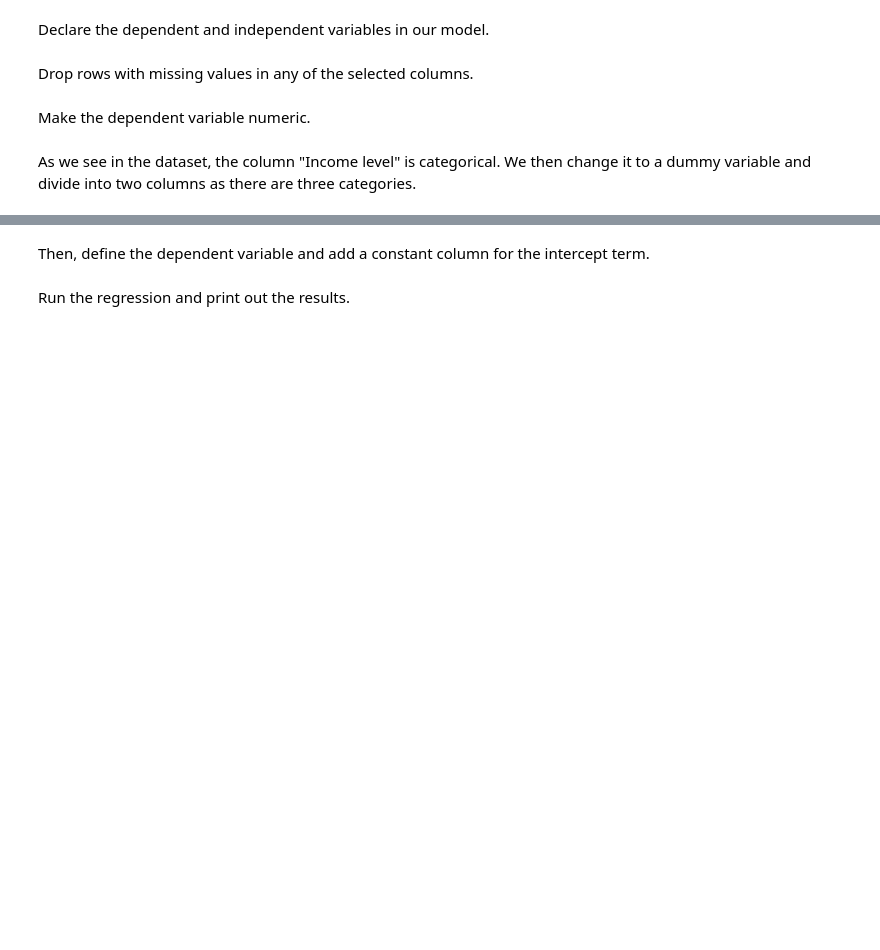
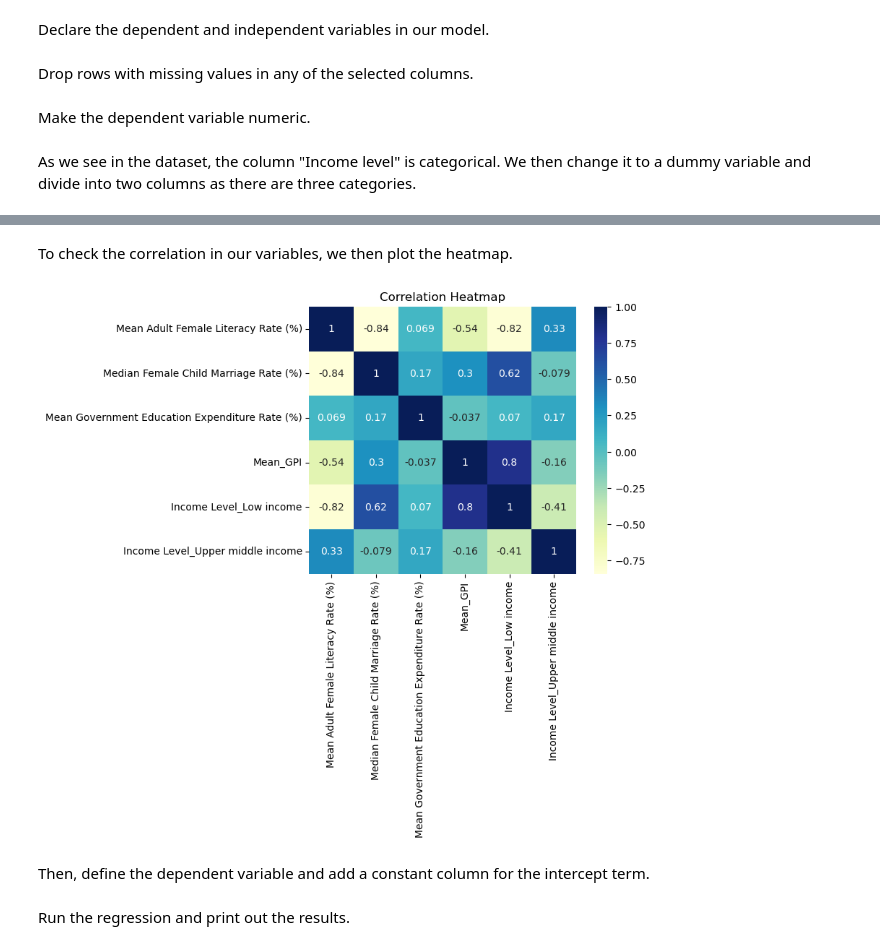
Before and after one commit to nf-97/literacy-project, a Jupyter notebook: Regression_results_Lilia/Regression_results.ipynb, the cells around one changed output, grey strips where cells are left out. Saved outputs shown, nothing was run; the diff lists cells and outputs as text; code cells hidden in the pictures; blank space fills up the shorter version.

```diff
--- a/Regression_results_Lilia/Regression_results.ipynb
+++ b/Regression_results_Lilia/Regression_results.ipynb
@@ -75,6 +77,16 @@ df_encoded
 | 7 | 99.849846 | 4.8805 | 13.668718 | 1.632643 | 0 | ... |
 | 8 | 99.858515 | 4.8805 | 14.311544 | 1.611214 | 0 | ... |
 | 9 | 99.997612 | 0.0500 | 15.258061 | 2.931000 | 1 | ... |
+# %% [markdown]
+To check the correlation in our variables, we then plot the heatmap.
+# %%
+corr_matrix = df_encoded.corr()
+# %%
+sns.heatmap(corr_matrix, annot=True, cmap='YlGnBu', square=True)
+plt.title('Correlation Heatmap')
+plt.show()
+# %% [output]
+[figure, added]
 # %% [markdown]
 Then, define the dependent variable and add a constant column for the intercept term.
 # %%
```
Also changed, not shown: parts of 10 cells of this notebook.
